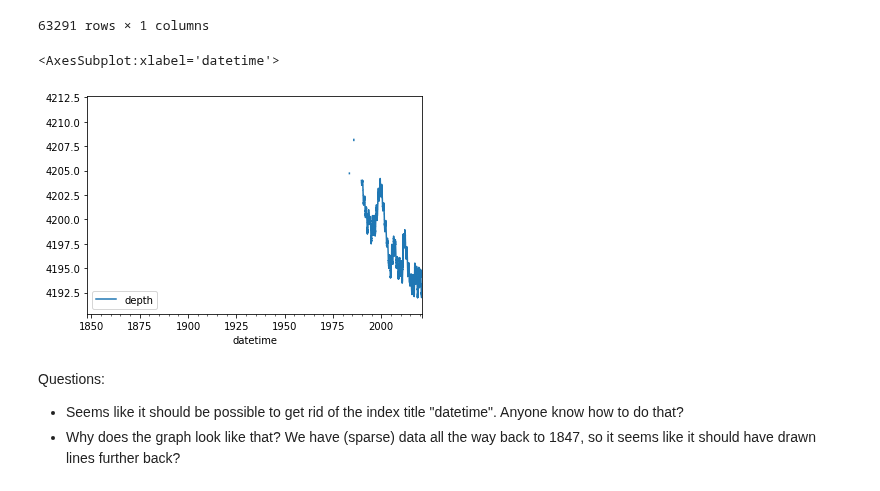
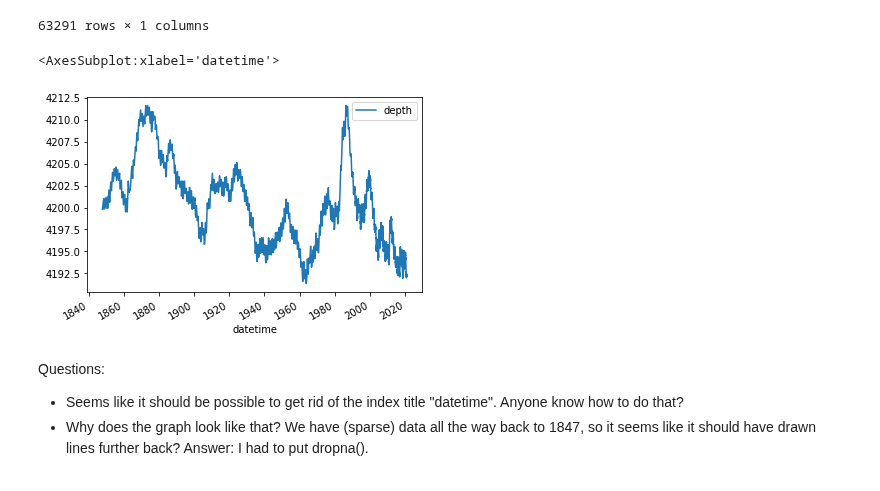
Before and after one commit to ljohnston931/water-level-forecasts, a Jupyter notebook: lucy_cleans_historical_sl_data.ipynb, the cells around one changed output. Saved outputs shown, nothing was run; the diff lists cells and outputs as text; code cells hidden in the pictures.

Commit message:
Fix plot

```diff
--- a/lucy_cleans_historical_sl_data.ipynb
+++ b/lucy_cleans_historical_sl_data.ipynb
@@ -96,13 +96,13 @@ df.index = pd.to_datetime(df.index)
 df.depth = pd.to_numeric(df.depth)
 # %%
 # Plot data
-df.plot()
+df.dropna().plot()
 # %% [output]
 <AxesSubplot:xlabel='datetime'>
-[figure, old version]
+[figure, new version]
 # %% [markdown]
 Questions:
 - Seems like it should be possible to get rid of the index title "datetime". Anyone know how to do that?
-- Why does the graph look like that? We have (sparse) data all the way back to 1847, so it seems like it should have drawn lines further back?
+- Why does the graph look like that? We have (sparse) data all the way back to 1847, so it seems like it should have drawn lines further back? Answer: I had to put dropna().
 # %%
 df.to_csv("partially_cleaned_salt_lake_historical_data.csv")
```
